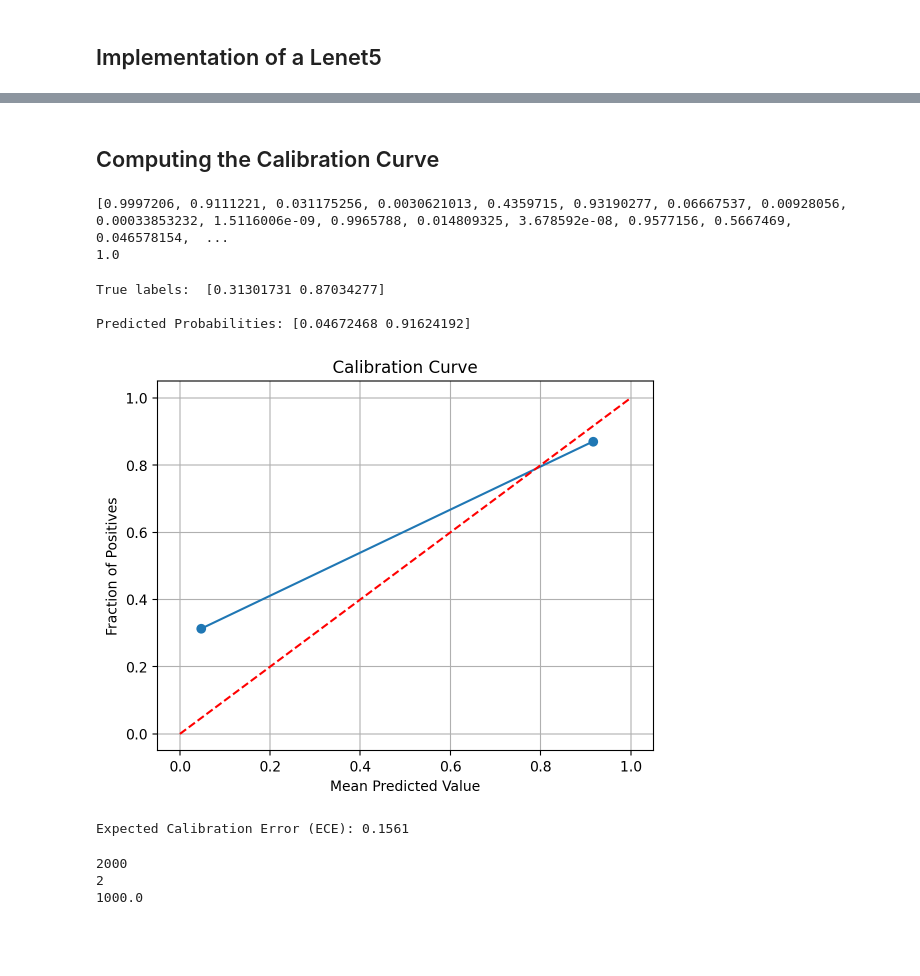
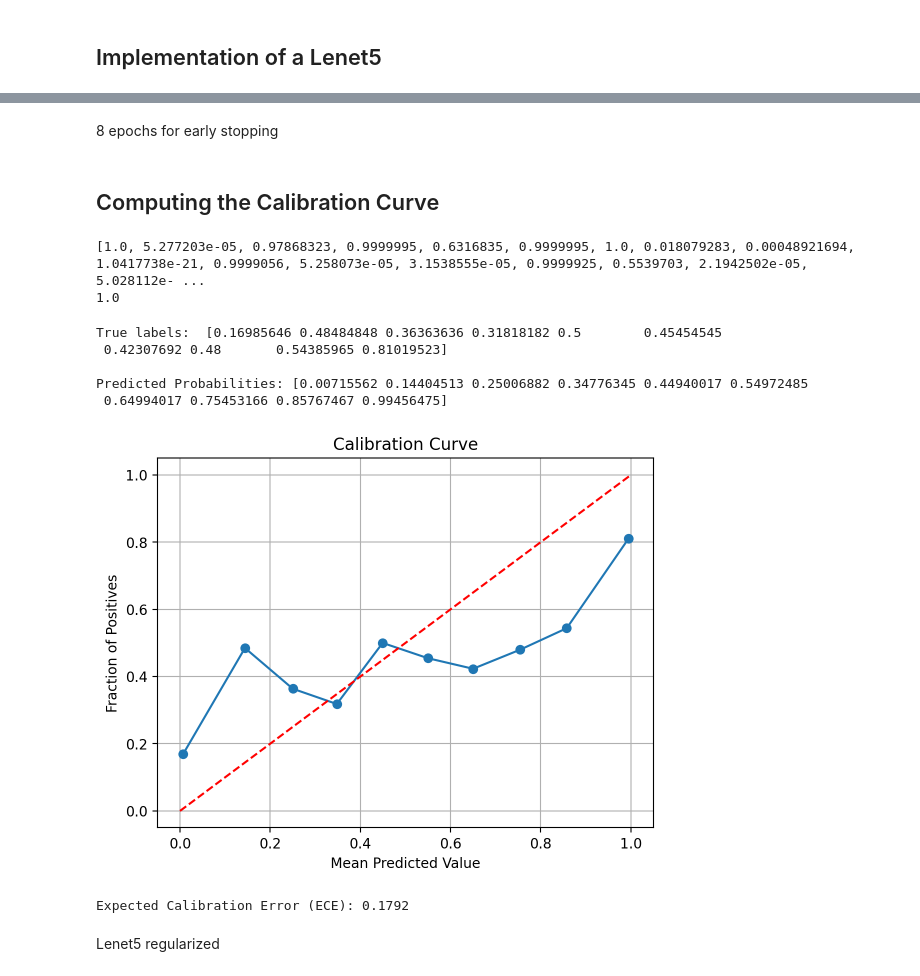
Before and after one commit to danitoribio/neural_networks, a Jupyter notebook: project2/Project2NN.ipynb, the cells around one changed output, grey strips where cells are left out. Cells and saved outputs as stored; diff of their text form; code cells hidden in the pictures; blank space fills up the shorter version.

```diff
--- a/project2/Project2NN.ipynb
+++ b/project2/Project2NN.ipynb
@@ -71,17 +71,17 @@ class Lenet5(nn.Module):
             nn.Linear(120, 84),
             nn.ReLU(),
             nn.Linear(84, 2), # As we are just classifying two classes the output must be 2
-            nn.LogSigmoid() # The sum does not add up to 1 as it only considers each of the classes individually.
+            #nn.LogSigmoid() # The sum does not add up to 1 as it only considers each of the classes individually.
 
-            #nn.LogSoftmax(dim = 1) # The sum adds up to 1 as it considers all the classes.
+            nn.LogSoftmax(dim = 1) # The sum adds up to 1 as it considers all the classes.
 
         )
         self.lr = 0.001 #Learning Rate
 
         self.optim = optim.Adam(self.parameters(), self.lr)
 
-        self.criterion = nn.CrossEntropyLoss()
-        #self.criterion = nn.NLLLoss()
+        #self.criterion = nn.CrossEntropyLoss()
+        self.criterion = nn.NLLLoss()
 
         self.loss_during_training = []
 
@@ -202,3 +202,5 @@ Epoch 30. Training loss: 0.077855, Validation loss: 1.117544, Time per epoch: 1.
+# %% [markdown]
+8 epochs for early stopping
 # %% [markdown]
 ## Computing the Calibration Curve
 # %%
@@ -215,34 +217,33 @@ predicted_prob = [outputs[i][label] if label else outputs[i][1] for i, label in
 print(predicted_prob)
 print(max(predicted_prob))
 # %% [output]
-[0.9997206, 0.9111221, 0.031175256, 0.0030621013, 0.4359715, 0.93190277, 0.06667537, 0.00928056, 0.00033853232, 1.5116006e-09, 0.9965788, 0.014809325, 3.678592e-08, 0.9577156, 0.5667469, 0.046578154,  ...
+[1.0, 5.277203e-05, 0.97868323, 0.9999995, 0.6316835, 0.9999995, 1.0, 0.018079283, 0.00048921694, 1.0417738e-21, 0.9999056, 5.258073e-05, 3.1538555e-05, 0.9999925, 0.5539703, 2.1942502e-05, 5.028112e- ...
 1.0
 # %%
-import numpy as np
 from sklearn.calibration import calibration_curve
 
 
-prob_true, prob_pred = calibration_curve(true_labels, predicted_prob, n_bins=2)
+prob_true, prob_pred = calibration_curve(true_labels, predicted_prob, n_bins=10)
 print("True labels: ",prob_true, "\n")
 print("Predicted Probabilities:", prob_pred)
 
 # Plot calibration curve
 plt.figure()
 plt.plot(prob_pred, prob_true, marker='o', linestyle='-')
 plt.plot([0, 1], [0, 1], linestyle='--', color='red')  # Add a diagonal line for reference
 plt.xlabel('Mean Predicted Value')
 plt.ylabel('Fraction of Positives')
 plt.title('Calibration Curve')
 plt.grid(True)
 plt.show()
 # %% [output]
-True labels:  [0.31301731 0.87034277]
+True labels:  [0.16985646 0.48484848 0.36363636 0.31818182 0.5        0.45454545
+ 0.42307692 0.48       0.54385965 0.81019523]
 
-Predicted Probabilities: [0.04672468 0.91624192]
+Predicted Probabilities: [0.00715562 0.14404513 0.25006882 0.34776345 0.44940017 0.54972485
+ 0.64994017 0.75453166 0.85767467 0.99456475]
-[figure, old version]
+[figure, new version]
 # %%
-import numpy as np
-
 # Assuming prob_true and prob_pred are given as in your plot and description
 
 # Assuming equally spaced bins and uniform distribution of samples across bins for simplicity
@@ -258,12 +259,6 @@ ece = np.sum(np.abs(prob_true - prob_pred)) * (samples_per_bin / n)
 
 print(f"Expected Calibration Error (ECE): {ece:.4f}")
 # %% [output]
-Expected Calibration Error (ECE): 0.1561
+Expected Calibration Error (ECE): 0.1792
-# %%
-print(n)
-print(M)
-print(samples_per_bin)
-# %% [output]
-2000
-2
-1000.0
+# %% [markdown]
+Lenet5 regularized
```
Also changed, not shown: parts of 10 cells of this notebook.
